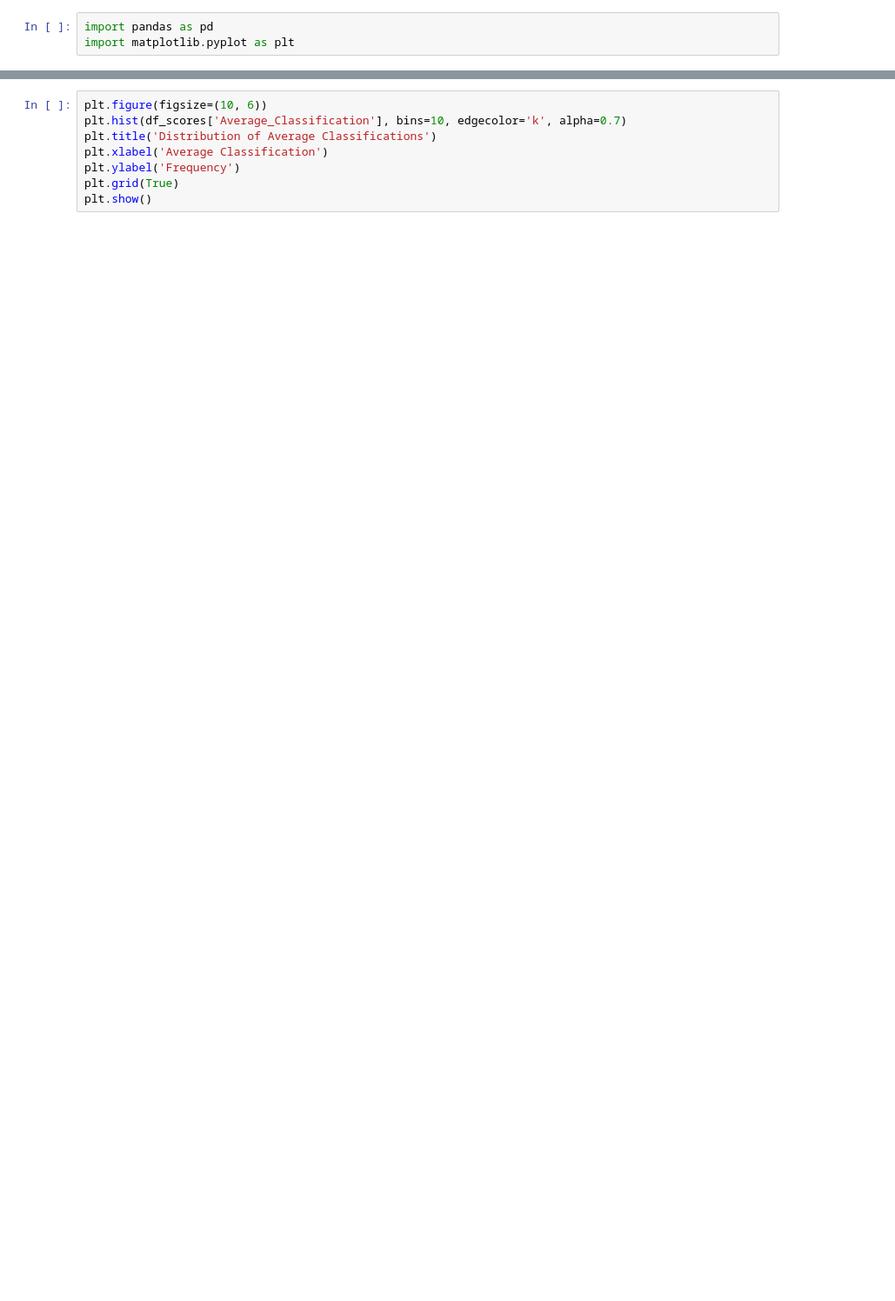
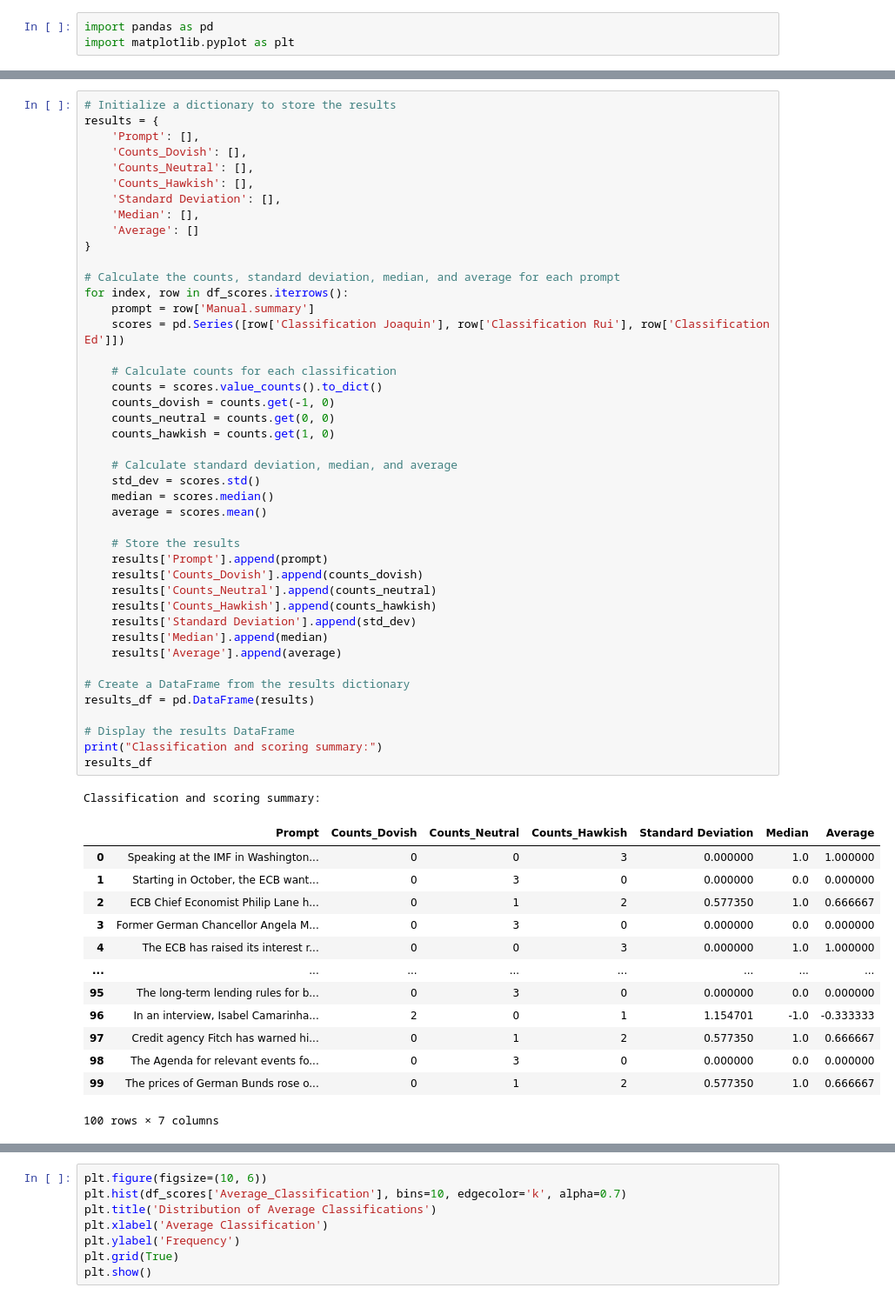
Before and after one commit to monbiote/ECB_Perceived_Cacophony, a Jupyter notebook: OpenAI Classification/Manual_Classification_Scores.ipynb, the cells around one changed output, grey strips where cells are left out. Shown at 87% size. Cells and saved outputs as stored; diff of their text form; blank space fills up the shorter version.

```diff
--- a/OpenAI Classification/Manual_Classification_Scores.ipynb
+++ b/OpenAI Classification/Manual_Classification_Scores.ipynb
@@ -49,0 +56,58 @@ df_scores.head()
+# %%
+# Initialize a dictionary to store the results
+results = {
+    'Prompt': [],
+    'Counts_Dovish': [],
+    'Counts_Neutral': [],
+    'Counts_Hawkish': [],
+    'Standard Deviation': [],
+    'Median': [],
+    'Average': []
+}
+
+# Calculate the counts, standard deviation, median, and average for each prompt
+for index, row in df_scores.iterrows():
+    prompt = row['Manual.summary']
+    scores = pd.Series([row['Classification Joaquin'], row['Classification Rui'], row['Classification Ed']])
+
+    # Calculate counts for each classification
+    counts = scores.value_counts().to_dict()
+    counts_dovish = counts.get(-1, 0)
+    counts_neutral = counts.get(0, 0)
+    counts_hawkish = counts.get(1, 0)
+
+    # Calculate standard deviation, median, and average
+    std_dev = scores.std()
+    median = scores.median()
+    average = scores.mean()
+
+    # Store the results
+    results['Prompt'].append(prompt)
+    results['Counts_Dovish'].append(counts_dovish)
+    results['Counts_Neutral'].append(counts_neutral)
+    results['Counts_Hawkish'].append(counts_hawkish)
+    results['Standard Deviation'].append(std_dev)
+    results['Median'].append(median)
+    results['Average'].append(average)
+
+# Create a DataFrame from the results dictionary
+results_df = pd.DataFrame(results)
+
+# Display the results DataFrame
+print("Classification and scoring summary:")
+results_df
+# %% [output]
+Classification and scoring summary:
+|  | Prompt | Counts_Dovish | Counts_Neutral | Counts_Hawkish | Standard Deviation | Median | Average |
+| 0 | Speaking at the IMF in Washington... | 0 | 0 | 3 | 0.000000 | 1.0 | 1.000000 |
+| 1 | Starting in October, the ECB want... | 0 | 3 | 0 | 0.000000 | 0.0 | 0.000000 |
+| 2 | ECB Chief Economist Philip Lane h... | 0 | 1 | 2 | 0.577350 | 1.0 | 0.666667 |
+| 3 | Former German Chancellor Angela M... | 0 | 3 | 0 | 0.000000 | 0.0 | 0.000000 |
+| 4 | The ECB has raised its interest r... | 0 | 0 | 3 | 0.000000 | 1.0 | 1.000000 |
+| ... | ... | ... | ... | ... | ... | ... | ... |
+| 95 | The long-term lending rules for b... | 0 | 3 | 0 | 0.000000 | 0.0 | 0.000000 |
+| 96 | In an interview, Isabel Camarinha... | 2 | 0 | 1 | 1.154701 | -1.0 | -0.333333 |
+| 97 | Credit agency Fitch has warned hi... | 0 | 1 | 2 | 0.577350 | 1.0 | 0.666667 |
+| 98 | The Agenda for relevant events fo... | 0 | 3 | 0 | 0.000000 | 0.0 | 0.000000 |
+| 99 | The prices of German Bunds rose o... | 0 | 1 | 2 | 0.577350 | 1.0 | 0.666667 |
+100 rows × 7 columns
```
Also changed, not shown: parts of 6 cells of this notebook, 8 other files.
